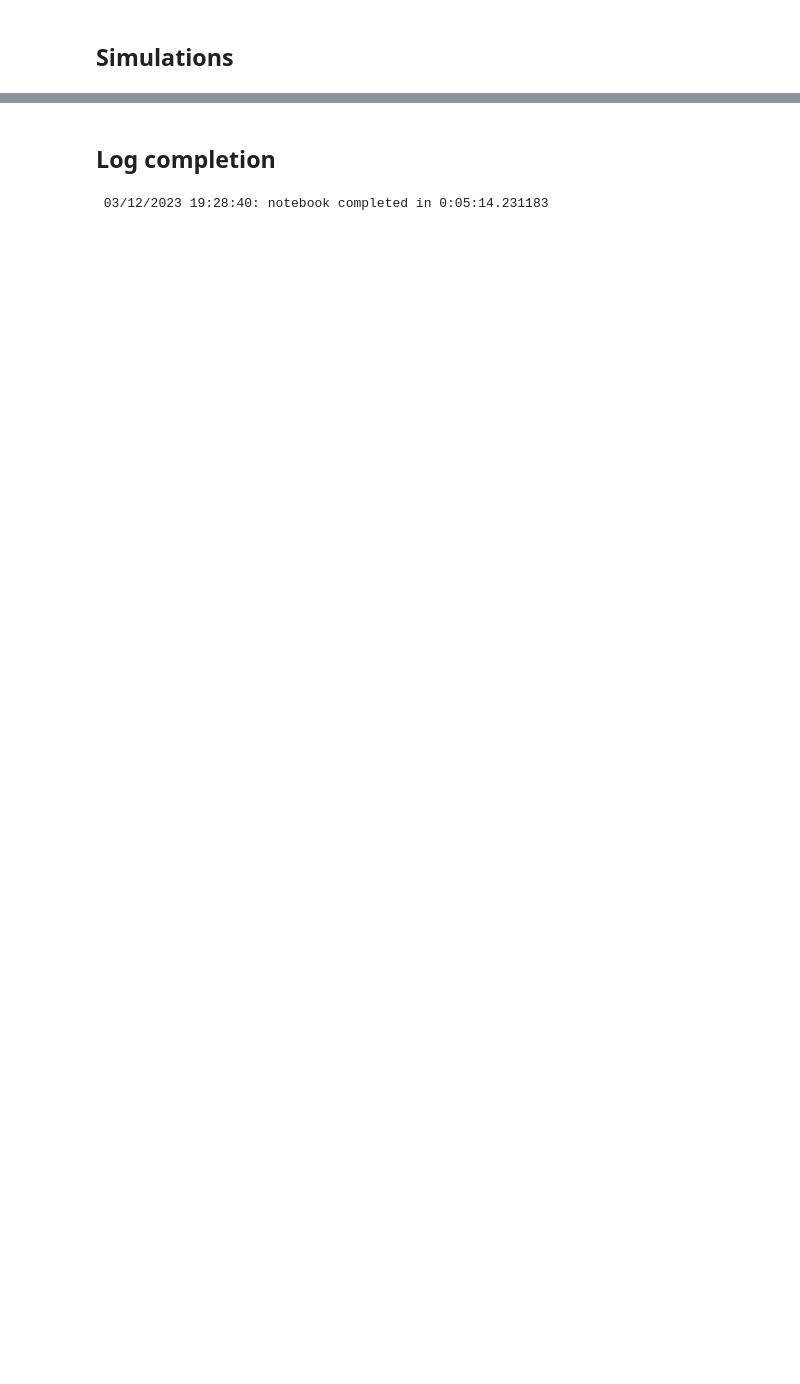
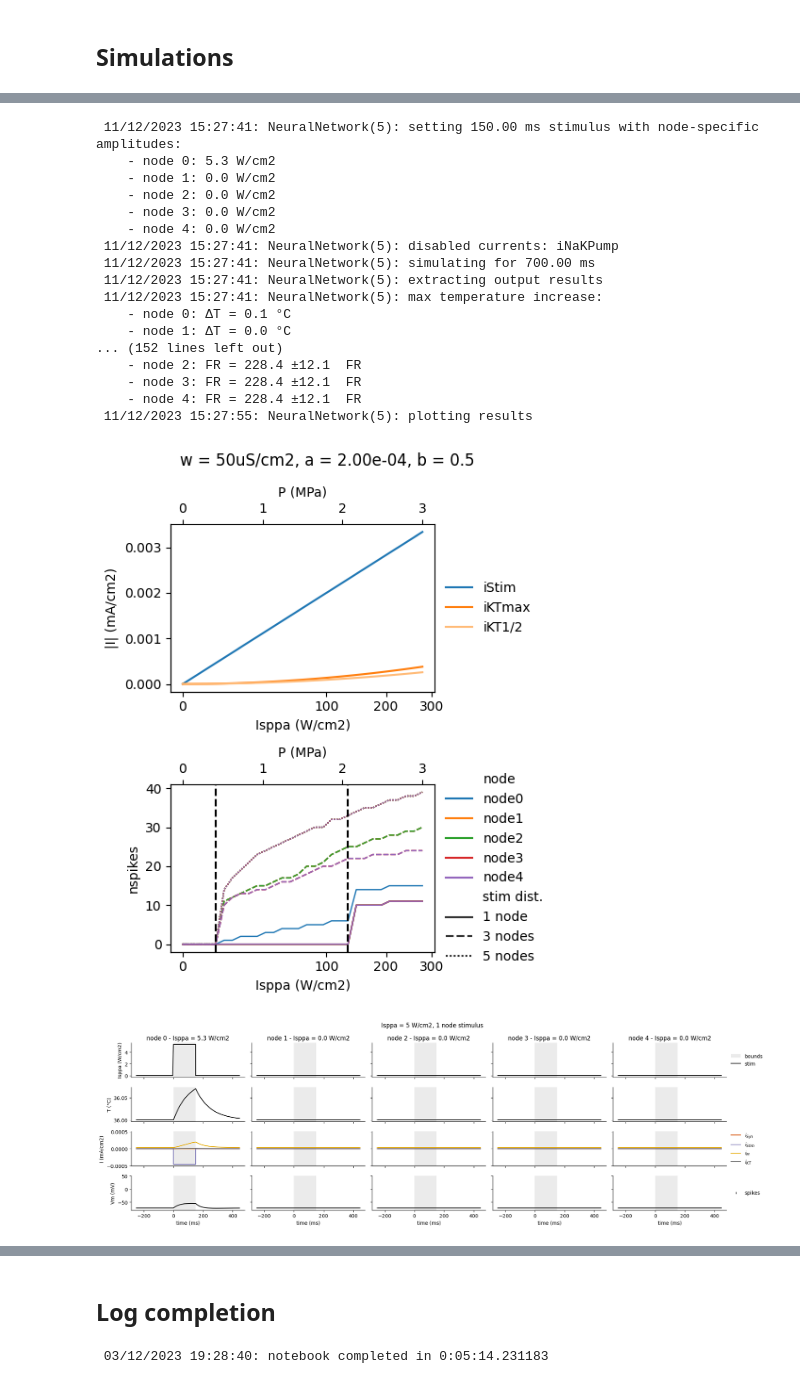
Before and after one commit to tjjlemaire/fusnetwork, a Jupyter notebook: network_analysis.ipynb, the cells around one changed output, grey strips where cells are left out. Saved outputs shown, nothing was run; the diff lists cells and outputs as text; code cells hidden in the pictures; blank space fills up the shorter version.

```diff
--- a/network_analysis.ipynb
+++ b/network_analysis.ipynb
@@ -1010,0 +327,10 @@ model.set_stim(Iref)
+# %%
+# Create copy of model with 5 nodes
+model5 = model.copy(nnodes=5)
+
+# Define stimulus distributions
+stimdists = {
+    '1 node': model5.get_stimdist_vector(kind=1),
+    '3 nodes': model5.get_stimdist_vector(kind=3),
+    '5 nodes': model5.get_stimdist_vector(kind=5)
+}
@@ -1010,0 +406,38 @@ model.set_stim(Iref)
+# %%
+# Define synaptic weight stimulus sensitivity parameter
+model5.set_synaptic_weight(50e-6)
+model5.set_mech_param(
+    a=2e-4,
+    b=0.5
+)
+
+# Create figure
+fig, axes = plt.subplots(2, 1, figsize=(5, 6))
+
+# Plot E/I imbalance across Isppa range
+model5.plot_EI_imbalance(Imax, ax=axes[0], legend=True, xscale='sqrt')
+
+# Plot comparative spike count across Isppa range
+metric = model5.run_comparative_sweep(Isppa_range_dense, 'nspikes', stimdists=stimdists)
+model5.plot_sweep_results(metric, ax=axes[1], legend=True, marker=None, xscale='sqrt')
+
+# Adjust figure title and layout
+fig.suptitle(f'w = {model5.get_synaptic_weight() * 1e6:.0f}uS/cm2, a = {model5.a:.2e}, b = {model5.b}', fontsize=12)
+fig.tight_layout()
+
+# Find just sub-threshold Isppa values for each configuration
+Ithrs = np.sort(model5.find_threshold(metric, value=10).unique())
+
+# Run comparative simulations and plot results with each sub-threshold Isppa values
+for Isppa in Ithrs:
+    fig.axes[1].axvline(Isppa, color='k', linestyle='--')
+    for kind, xvec in stimdists.items():
+        model5.set_stim(Isppa * xvec)
+        data = model5.simulate()
+        model5.plot_results(
+            data,
+            exclude=['conductances', 'iNa', 'iKd', 'iLeak'],
+            clip_currents=True,
+            # curr_polarity='rectified',
+            title=f'Isppa = {Isppa:.0f} W/cm2, {kind} stimulus')
+# %% [output]
@@ -1010,0 +449,19 @@ model.set_stim(Iref)
+ 11/12/2023 15:27:41: NeuralNetwork(5): setting 150.00 ms stimulus with node-specific amplitudes:
+    - node 0: 5.3 W/cm2
+    - node 1: 0.0 W/cm2
+    - node 2: 0.0 W/cm2
+    - node 3: 0.0 W/cm2
+    - node 4: 0.0 W/cm2
+ 11/12/2023 15:27:41: NeuralNetwork(5): disabled currents: iNaKPump
+ 11/12/2023 15:27:41: NeuralNetwork(5): simulating for 700.00 ms
+ 11/12/2023 15:27:41: NeuralNetwork(5): extracting output results
+ 11/12/2023 15:27:41: NeuralNetwork(5): max temperature increase:
+    - node 0: ΔT = 0.1 °C
+    - node 1: ΔT = 0.0 °C
+... (152 lines left out)
+    - node 2: FR = 228.4 ±12.1  FR
+    - node 3: FR = 228.4 ±12.1  FR
+    - node 4: FR = 228.4 ±12.1  FR
+ 11/12/2023 15:27:55: NeuralNetwork(5): plotting results
+[figure, added]
+[figure, added]
```
Also changed, not shown: parts of 48 cells of this notebook, 2 other files.
